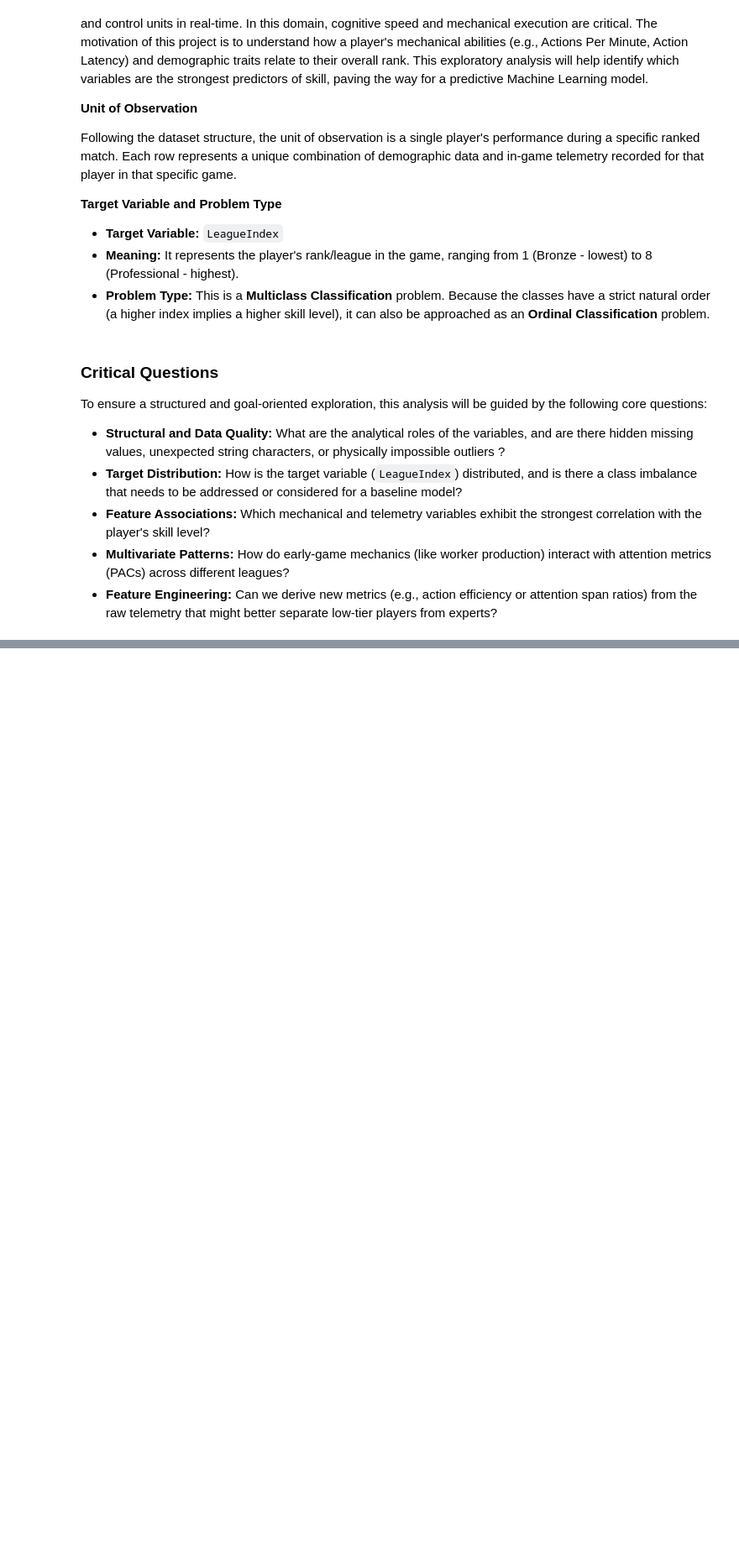
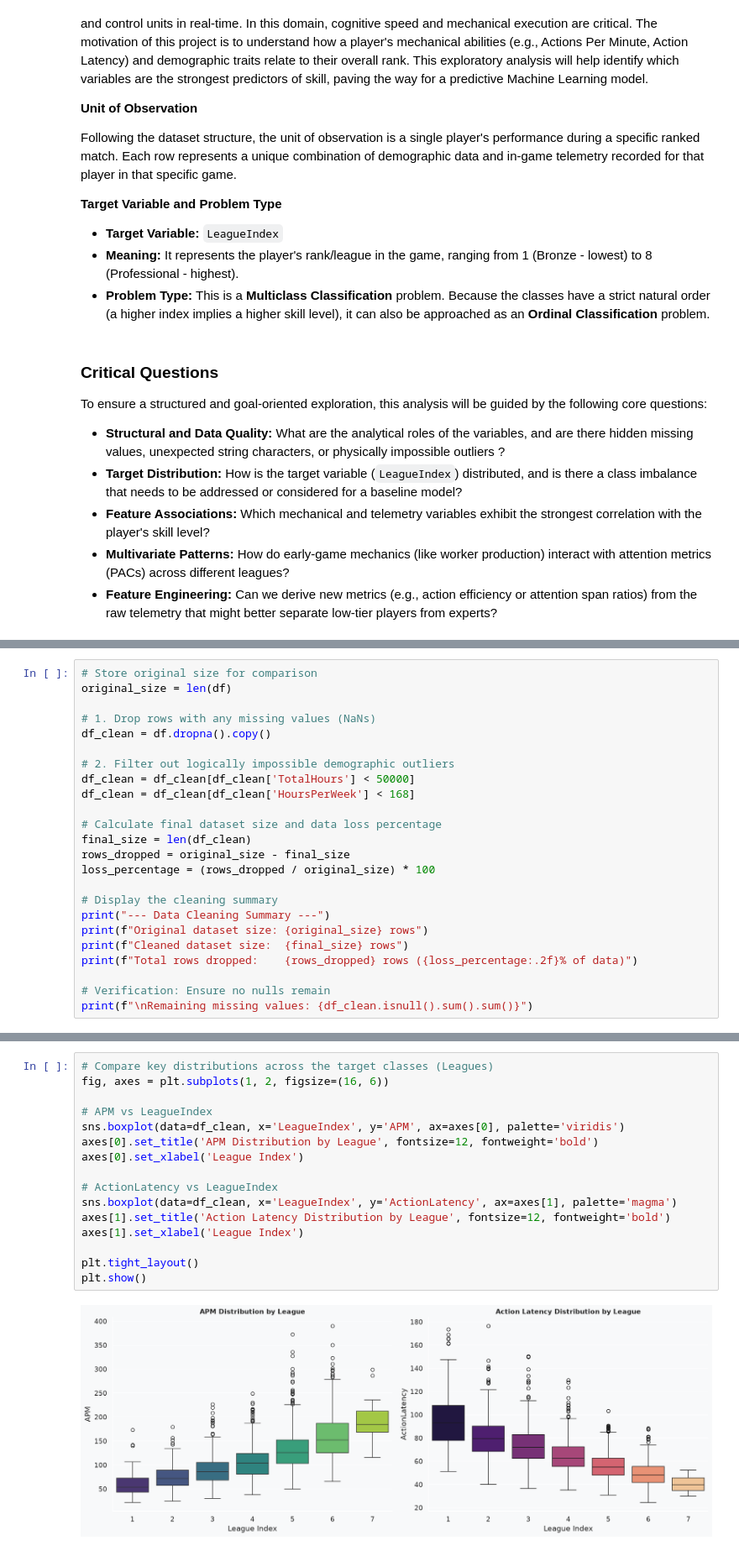
Before and after one commit to errodd/starcraft_1_league_index_predictor, a Jupyter notebook: eda.ipynb, the cells around one changed output, grey strips where cells are left out. Shown at 84% size. Saved outputs shown, nothing was run; the diff lists cells and outputs as text; blank space fills up the shorter version.

```diff
--- a/eda.ipynb
+++ b/eda.ipynb
@@ -47,0 +261,24 @@ To ensure a structured and goal-oriented exploration, this analysis will be guid
+# %%
+# Store original size for comparison
+original_size = len(df)
+
+# 1. Drop rows with any missing values (NaNs)
+df_clean = df.dropna().copy()
+
+# 2. Filter out logically impossible demographic outliers
+df_clean = df_clean[df_clean['TotalHours'] < 50000]
+df_clean = df_clean[df_clean['HoursPerWeek'] < 168]
+
+# Calculate final dataset size and data loss percentage
+final_size = len(df_clean)
+rows_dropped = original_size - final_size
+loss_percentage = (rows_dropped / original_size) * 100
+
+# Display the cleaning summary
+print("--- Data Cleaning Summary ---")
+print(f"Original dataset size: {original_size} rows")
+print(f"Cleaned dataset size:  {final_size} rows")
+print(f"Total rows dropped:    {rows_dropped} rows ({loss_percentage:.2f}% of data)")
+
+# Verification: Ensure no nulls remain
+print(f"\nRemaining missing values: {df_clean.isnull().sum().sum()}")
@@ -47,0 +448,18 @@ To ensure a structured and goal-oriented exploration, this analysis will be guid
+# %%
+# Compare key distributions across the target classes (Leagues)
+fig, axes = plt.subplots(1, 2, figsize=(16, 6))
+
+# APM vs LeagueIndex
+sns.boxplot(data=df_clean, x='LeagueIndex', y='APM', ax=axes[0], palette='viridis')
+axes[0].set_title('APM Distribution by League', fontsize=12, fontweight='bold')
+axes[0].set_xlabel('League Index')
+
+# ActionLatency vs LeagueIndex
+sns.boxplot(data=df_clean, x='LeagueIndex', y='ActionLatency', ax=axes[1], palette='magma')
+axes[1].set_title('Action Latency Distribution by League', fontsize=12, fontweight='bold')
+axes[1].set_xlabel('League Index')
+
+plt.tight_layout()
+plt.show()
+# %% [output]
+[figure, added]
```
Also changed, not shown: parts of 27 cells of this notebook, 1 other file.
